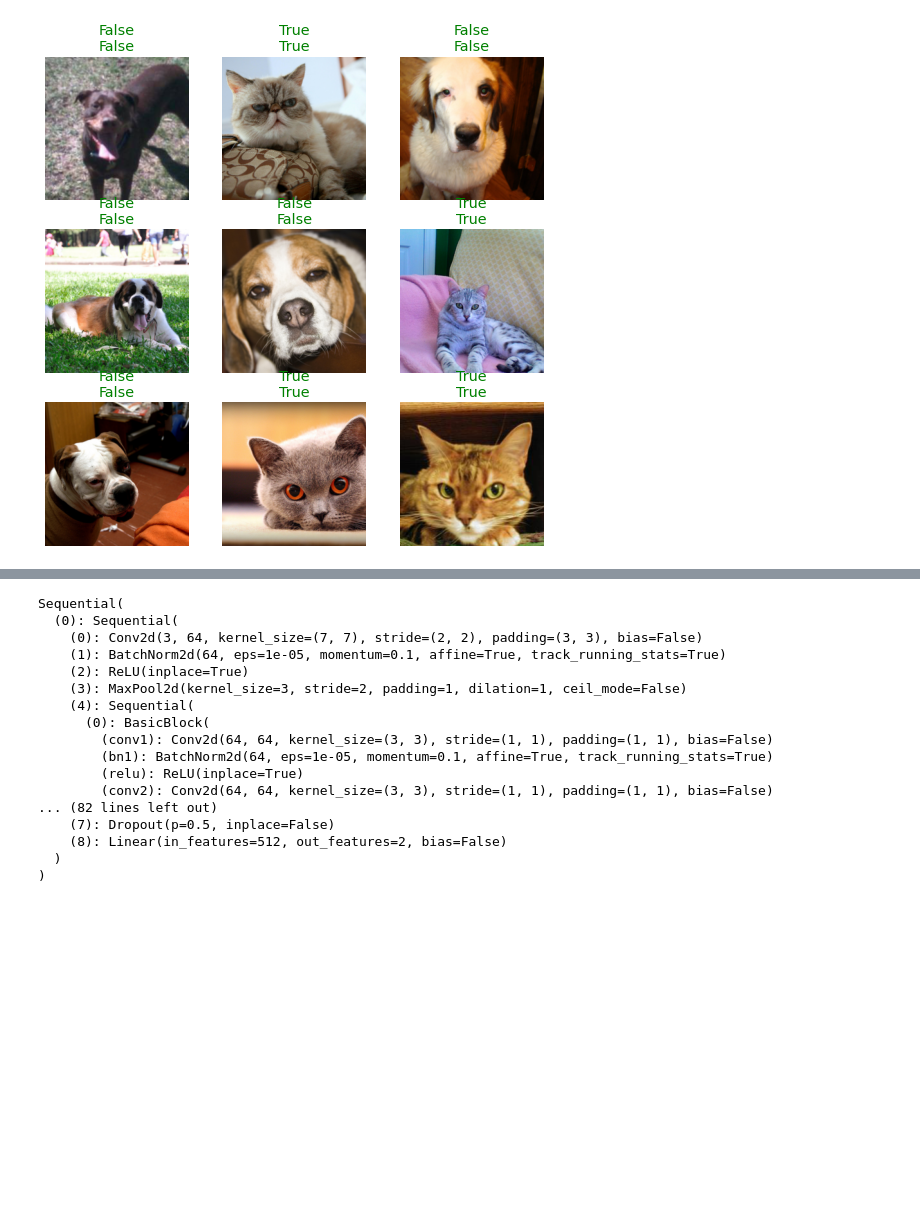
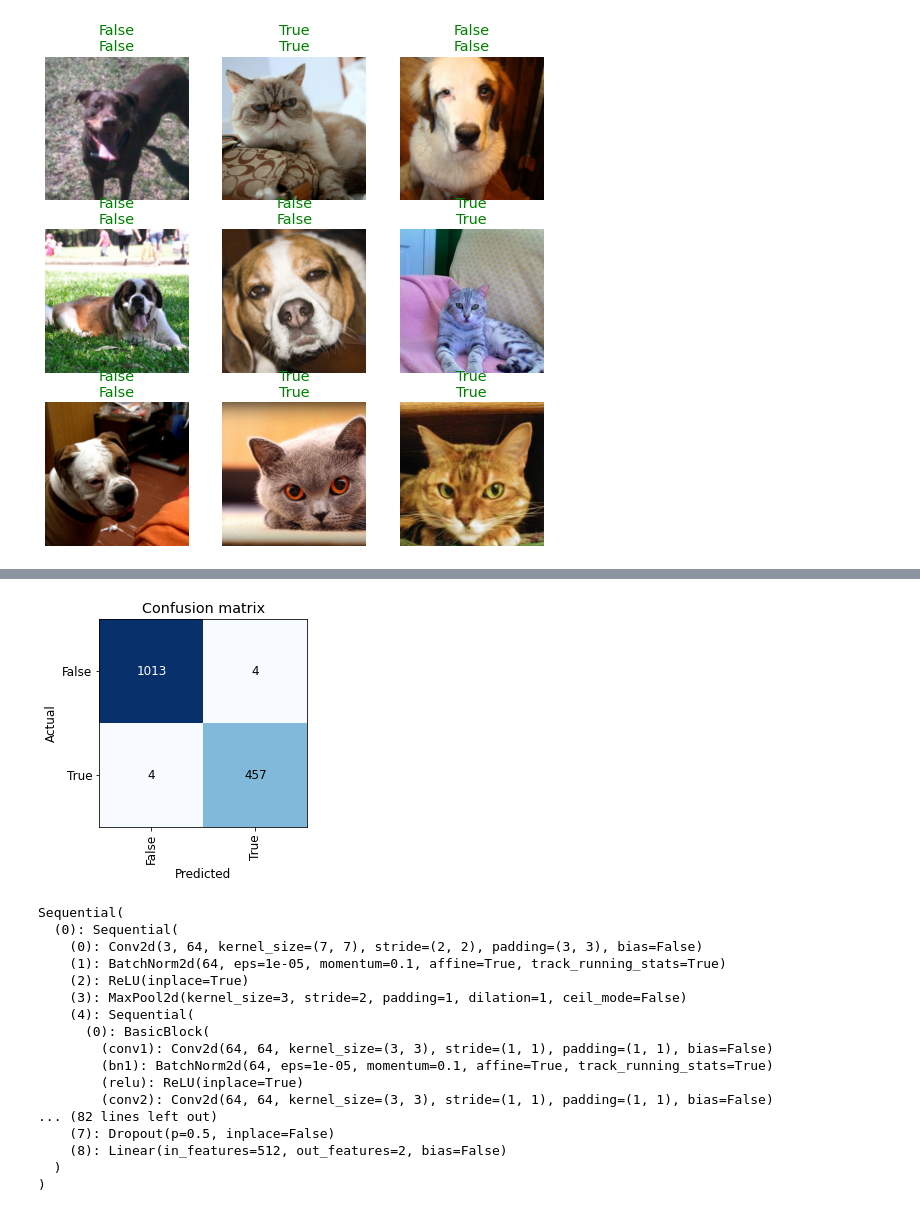
Before and after one commit to andandandand/DeepLearning-DSR, a Jupyter notebook: binary_classifers_resnet.ipynb, the cells around one changed output, grey strips where cells are left out. Saved outputs shown, nothing was run; the diff lists cells and outputs as text; code cells hidden in the pictures; blank space fills up the shorter version.

```diff
--- a/binary_classifers_resnet.ipynb
+++ b/binary_classifers_resnet.ipynb
@@ -193,3 +200,5 @@ learn.show_results()
 [figure]
 # %%
 ?learn.show_results
+# %%
+interp = ClassificationInterpretation.from_learner(learn)
@@ -196,3 +239,7 @@ learn.show_results()
+# %%
+interp.plot_confusion_matrix()
+# %% [output]
+[figure, added]
 # %%
 # let's inspect the architecture of the  Resnet18 PyTorch model
 # https://towardsdatascience.com/residual-network-implementing-resnet-a7da63c7b278
```
Also changed, not shown: parts of 5 cells of this notebook.
